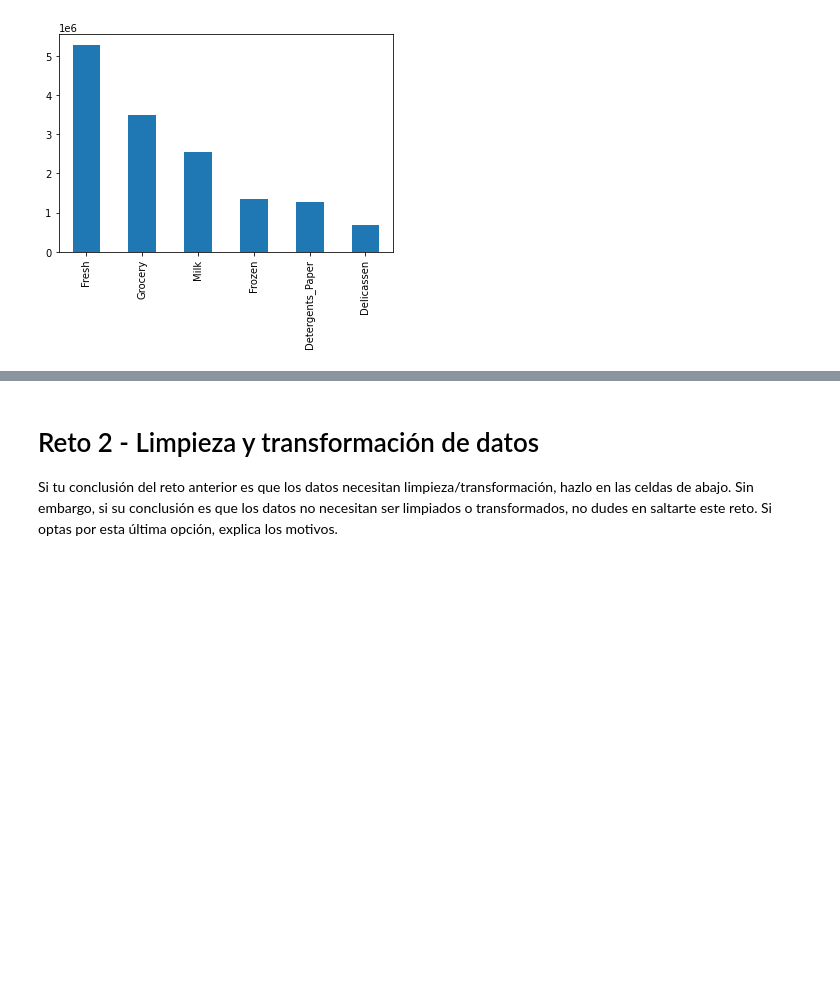
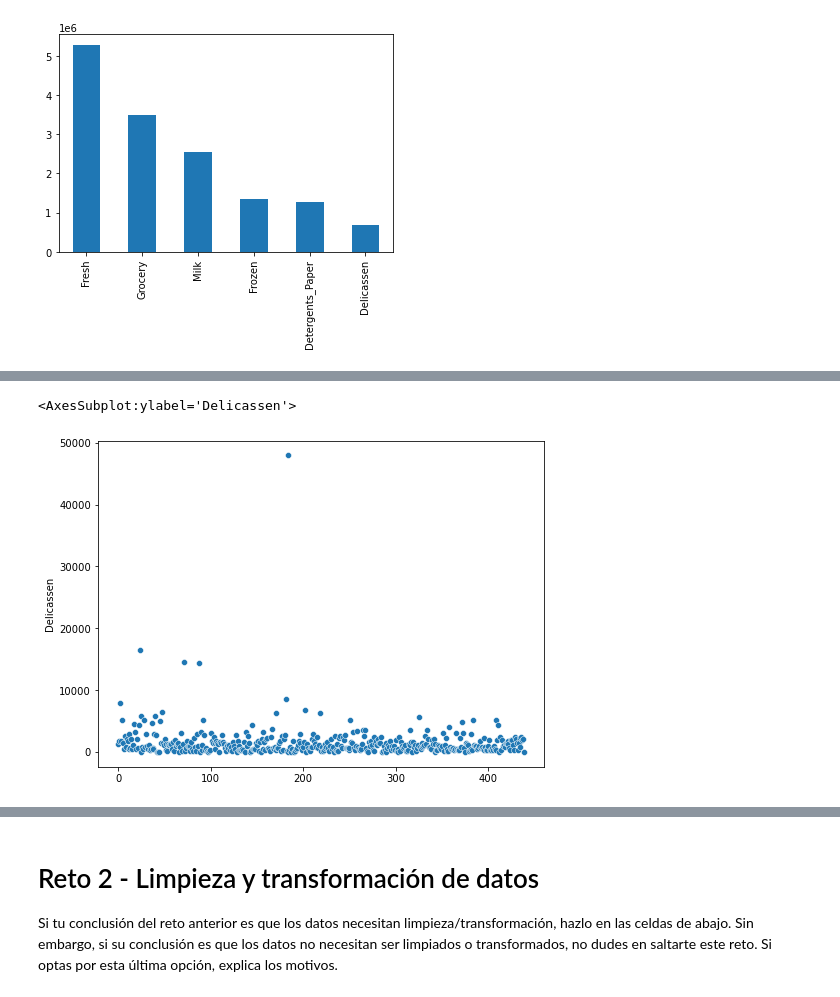
Before and after one commit to ivanseldas/lab-unsupervised-learning-es, a Jupyter notebook: your-code/main-esp.ipynb, the cells around one changed output, grey strips where cells are left out. Saved outputs shown, nothing was run; the diff lists cells and outputs as text; code cells hidden in the pictures; blank space fills up the shorter version.

```diff
--- a/your-code/main-esp.ipynb
+++ b/your-code/main-esp.ipynb
@@ -110,0 +214,7 @@ product_totals.plot(kind='bar')
+# %%
+# Plot with outliers
+plt.figure(figsize=(8,6))
+sns.scatterplot(df['Delicassen'])
+# %% [output]
+<AxesSubplot:ylabel='Delicassen'>
+[figure, added]
```
Also changed, not shown: parts of 16 cells of this notebook.
